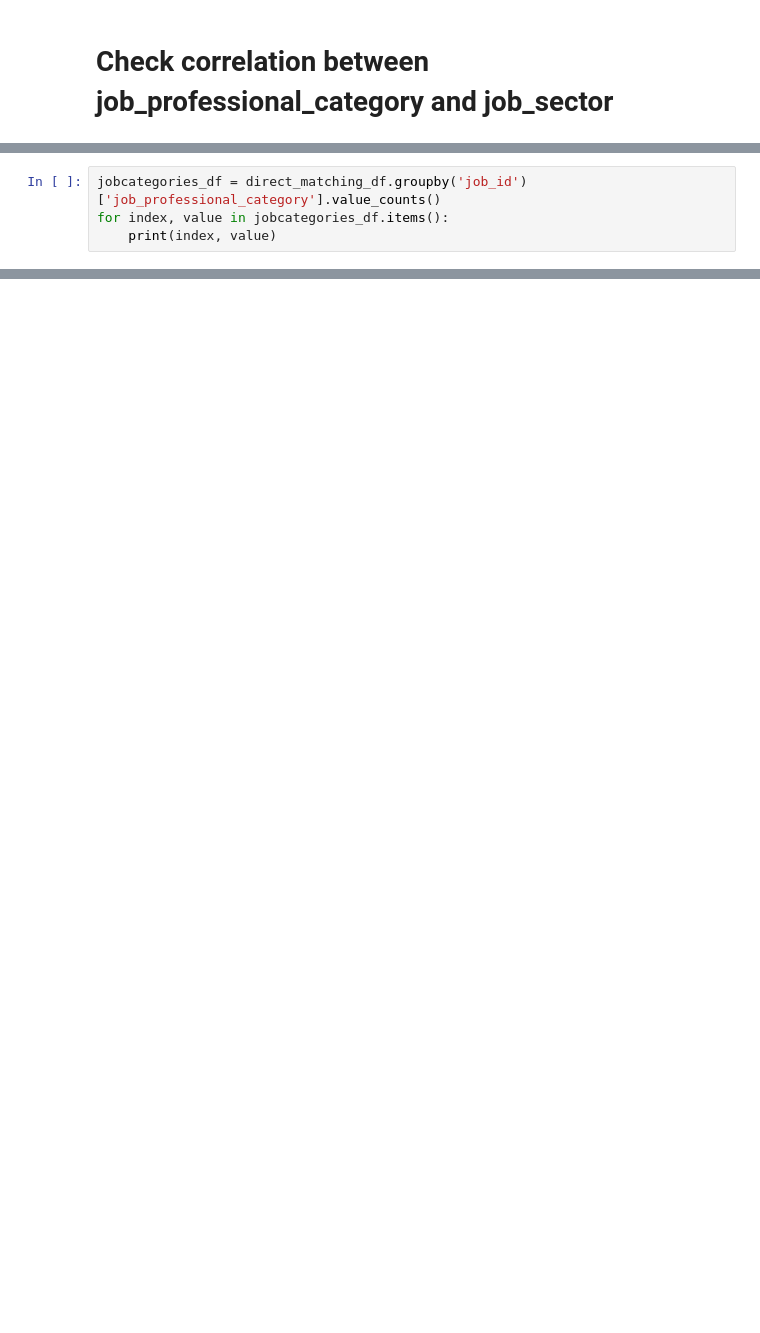
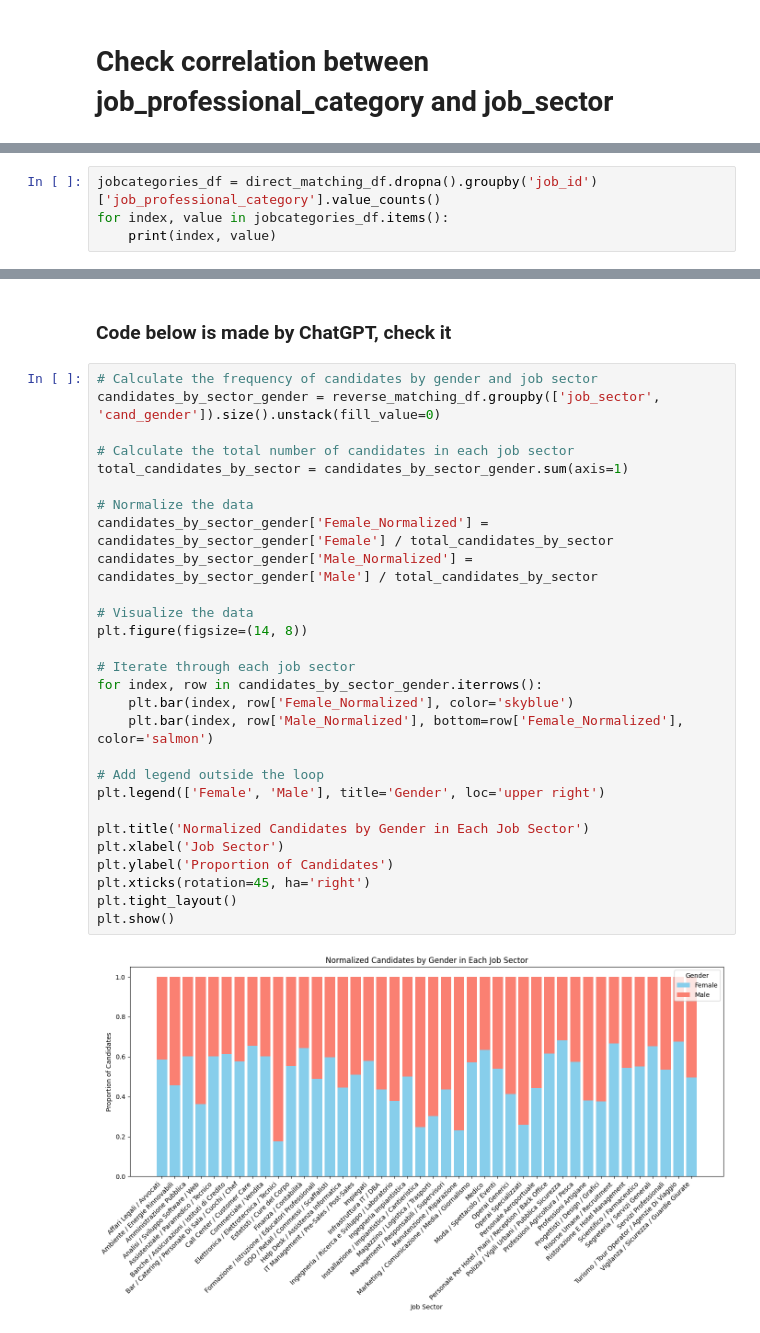
Before and after one commit to lorenzo-massa/Bias-Detection-Mitigation, a Jupyter notebook: AI_industry.ipynb, the cells around one changed output, grey strips where cells are left out. Cells and saved outputs as stored; diff of their text form; blank space fills up the shorter version.

```diff
--- a/AI_industry.ipynb
+++ b/AI_industry.ipynb
@@ -587,4 +591,4 @@ Sector: Personale Per Hotel / Piani / Reception / Back Office
 # %%
-jobcategories_df = direct_matching_df.groupby('job_id')['job_professional_category'].value_counts()
+jobcategories_df = direct_matching_df.dropna().groupby('job_id')['job_professional_category'].value_counts()
 for index, value in jobcategories_df.items():
     print(index, value)
@@ -668,0 +626,32 @@ direct_matching_df.cand_education.unique()
+# %% [markdown]
+### Code below is made by ChatGPT, check it
+# %%
+# Calculate the frequency of candidates by gender and job sector
+candidates_by_sector_gender = reverse_matching_df.groupby(['job_sector', 'cand_gender']).size().unstack(fill_value=0)
+
+# Calculate the total number of candidates in each job sector
+total_candidates_by_sector = candidates_by_sector_gender.sum(axis=1)
+
+# Normalize the data
+candidates_by_sector_gender['Female_Normalized'] = candidates_by_sector_gender['Female'] / total_candidates_by_sector
+candidates_by_sector_gender['Male_Normalized'] = candidates_by_sector_gender['Male'] / total_candidates_by_sector
+
+# Visualize the data
+plt.figure(figsize=(14, 8))
+
+# Iterate through each job sector
+for index, row in candidates_by_sector_gender.iterrows():
+    plt.bar(index, row['Female_Normalized'], color='skyblue')
+    plt.bar(index, row['Male_Normalized'], bottom=row['Female_Normalized'], color='salmon')
+
+# Add legend outside the loop
+plt.legend(['Female', 'Male'], title='Gender', loc='upper right')
+
+plt.title('Normalized Candidates by Gender in Each Job Sector')
+plt.xlabel('Job Sector')
+plt.ylabel('Proportion of Candidates')
+plt.xticks(rotation=45, ha='right')
+plt.tight_layout()
+plt.show()
+# %% [output]
+[figure, added]
```
Also changed, not shown: parts of 29 cells of this notebook.
